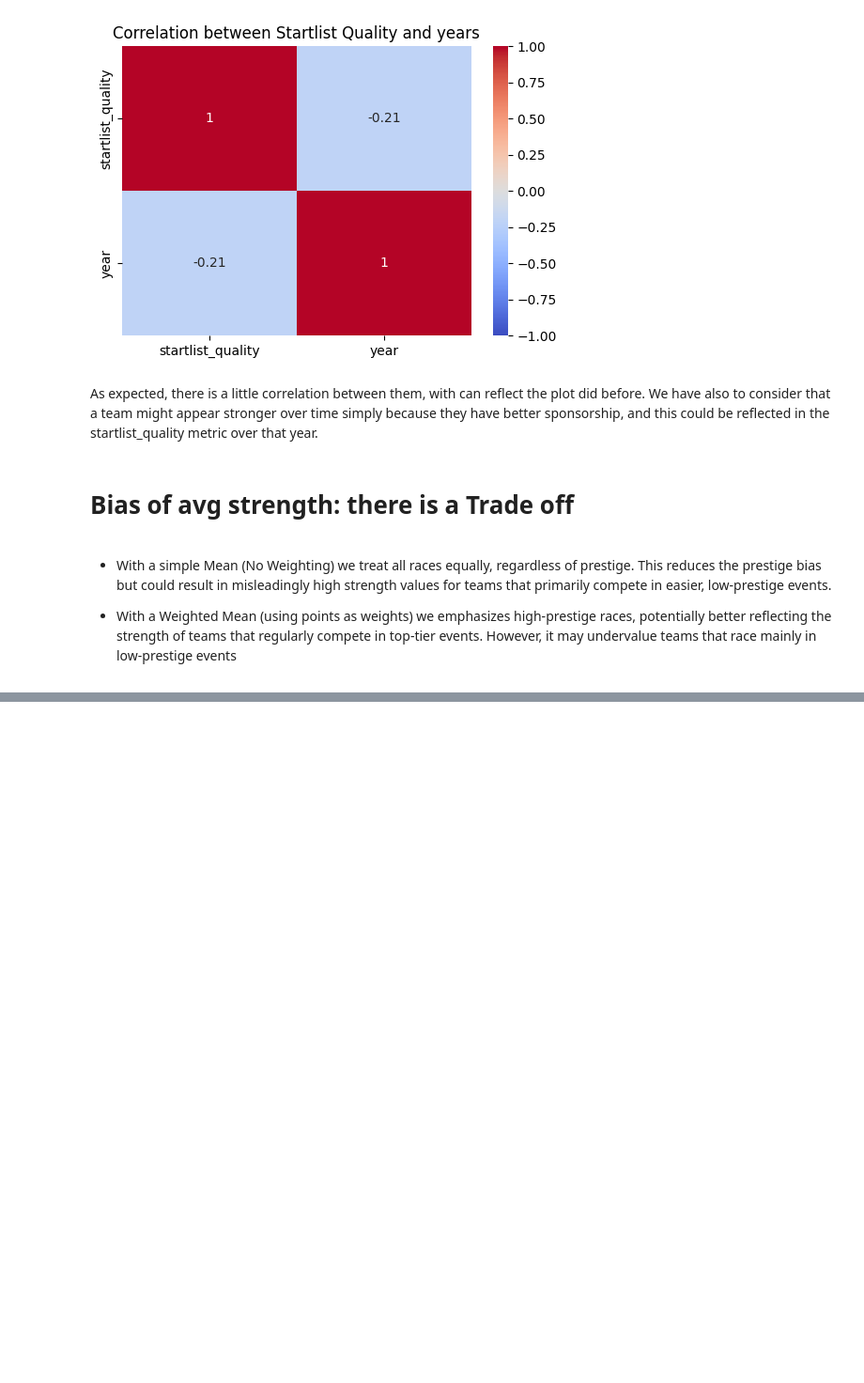
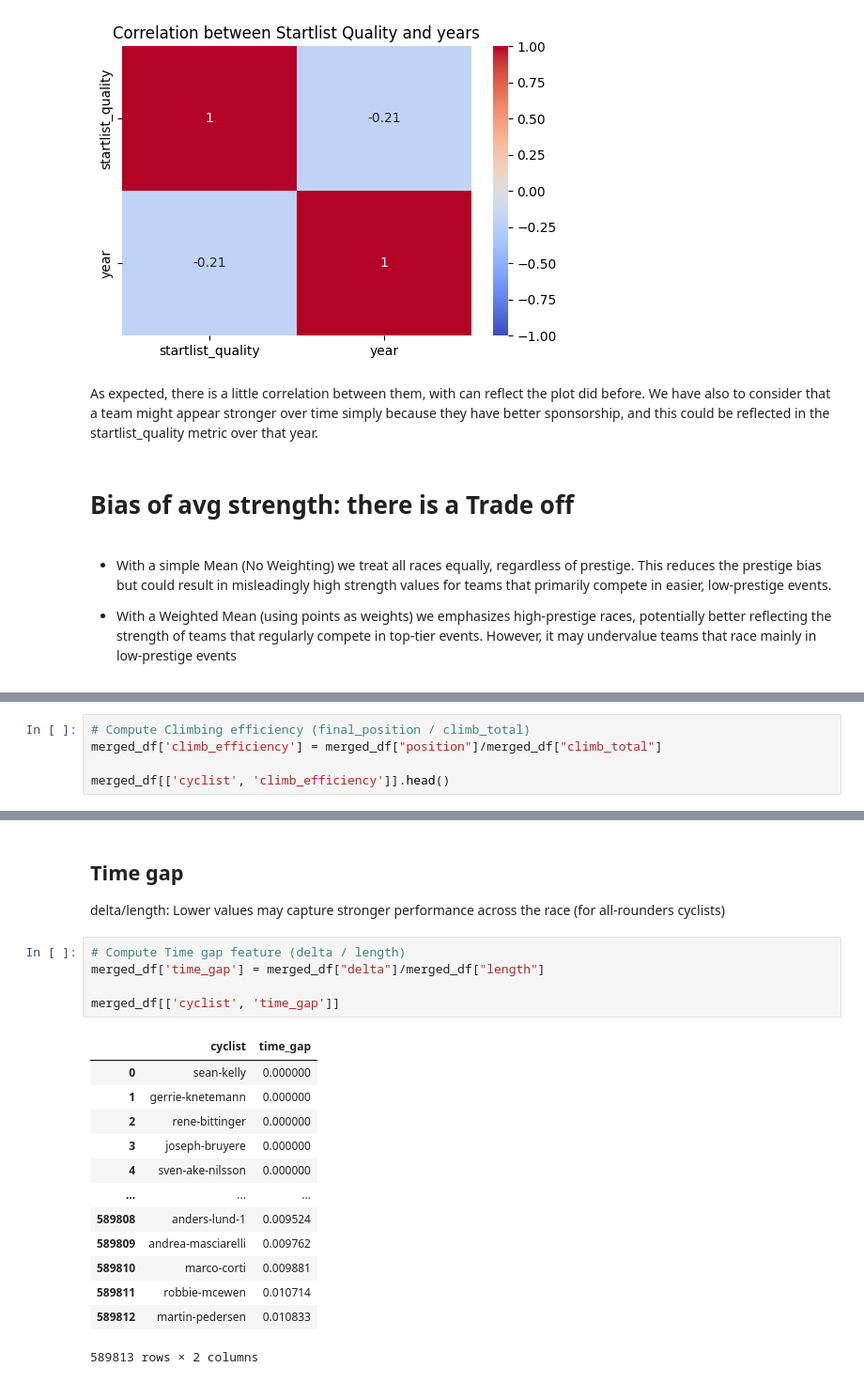
Before and after one commit to Dylan-Nico/Data-Mining-Cyclist-data, a Jupyter notebook: Feature_Enginering.ipynb, the cells around one changed output, grey strips where cells are left out. Shown: that part at 94% size. Drawn from its saved outputs; the diff is of its cells as text; blank space fills up the shorter version.

```diff
--- a/Feature_Enginering.ipynb
+++ b/Feature_Enginering.ipynb
@@ -334,0 +415,5 @@ As expected, there is a little correlation between them, with can reflect the pl
+# %%
+# Compute Climbing efficiency (final_position / climb_total)
+merged_df['climb_efficiency'] = merged_df["position"]/merged_df["climb_total"]
+
+merged_df[['cyclist', 'climb_efficiency']].head()
@@ -334,0 +427,22 @@ As expected, there is a little correlation between them, with can reflect the pl
+# %% [markdown]
+## Time gap
+delta/length: Lower values may capture stronger performance across the race (for all-rounders cyclists)
+# %%
+# Compute Time gap feature (delta / length)
+merged_df['time_gap'] = merged_df["delta"]/merged_df["length"]
+
+merged_df[['cyclist', 'time_gap']]
+# %% [output]
+|  | cyclist | time_gap |
+| 0 | sean-kelly | 0.000000 |
+| 1 | gerrie-knetemann | 0.000000 |
+| 2 | rene-bittinger | 0.000000 |
+| 3 | joseph-bruyere | 0.000000 |
+| 4 | sven-ake-nilsson | 0.000000 |
+| ... | ... | ... |
+| 589808 | anders-lund-1 | 0.009524 |
+| 589809 | andrea-masciarelli | 0.009762 |
+| 589810 | marco-corti | 0.009881 |
+| 589811 | robbie-mcewen | 0.010714 |
+| 589812 | martin-pedersen | 0.010833 |
+589813 rows × 2 columns
```
Also changed, not shown: parts of 13 cells of this notebook.
